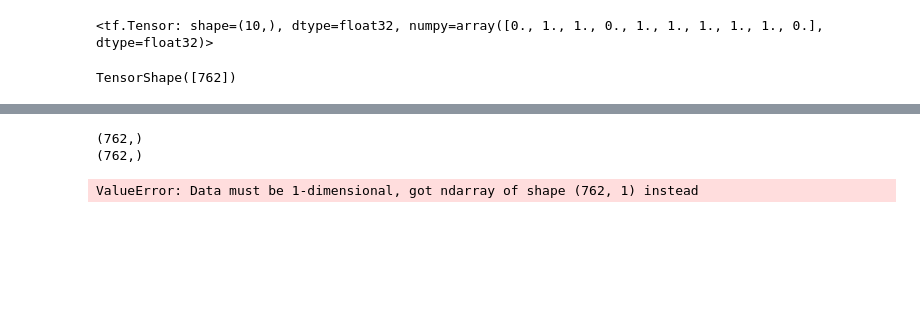
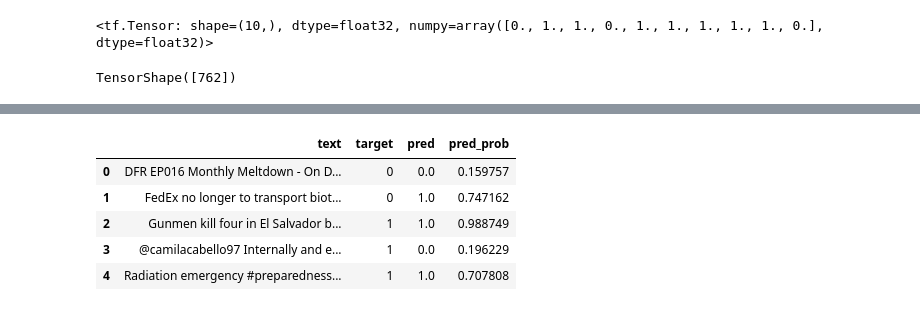
Before and after one commit to shitote/dist-repo, a Jupyter notebook: introduction_to_NLP.ipynb, the cells around one changed output, grey strips where cells are left out. Saved outputs shown, nothing was run; the diff lists cells and outputs as text; code cells hidden in the pictures; blank space fills up the shorter version.

```diff
--- a/introduction_to_NLP.ipynb
+++ b/introduction_to_NLP.ipynb
@@ -1447,17 +1440,17 @@ array([0.15975735, 0.747162  , 0.9887486 , 0.19622944, 0.70780784],
 # %%
 # Create the DataFrame
-print(model_6_pretrained_pred_probs.shape)
-print( model_6_pretrained_preds.shape)
-val_df = pd.DataFrame({'text': val_sentences,
-                       'target': val_labels,
-                       'pred': model_6_pretrained_preds,
-                       'pred_prob': model_6_pretrained_pred_probs,
-                       })
+val_df = pd.DataFrame({"text": val_sentences,
+                       "target": tf.squeeze(tf.round(val_labels)),
+                       "pred": model_6_pretrained_preds,
+                       "pred_prob": model_6_pretrained_pred_probs})
 val_df.head()
 # %% [output]
-(762,)
-(762,)
-ValueError: Data must be 1-dimensional, got ndarray of shape (762, 1) instead
+|  | text | target | pred | pred_prob |
+| 0 | DFR EP016 Monthly Meltdown - On D... | 0 | 0.0 | 0.159757 |
+| 1 | FedEx no longer to transport biot... | 0 | 1.0 | 0.747162 |
+| 2 | Gunmen kill four in El Salvador b... | 1 | 1.0 | 0.988749 |
+| 3 | @camilacabello97 Internally and e... | 1 | 0.0 | 0.196229 |
+| 4 | Radiation emergency #preparedness... | 1 | 1.0 | 0.707808 |
 # %%
 # Find the wrong prodictions and sort by prediction probabilities.
 most_wrong = val_df[val_df['target'] != val_df['pred']].sort_values('pred_prob', ascending=False)
```
Also changed, not shown: parts of 17 cells of this notebook.
